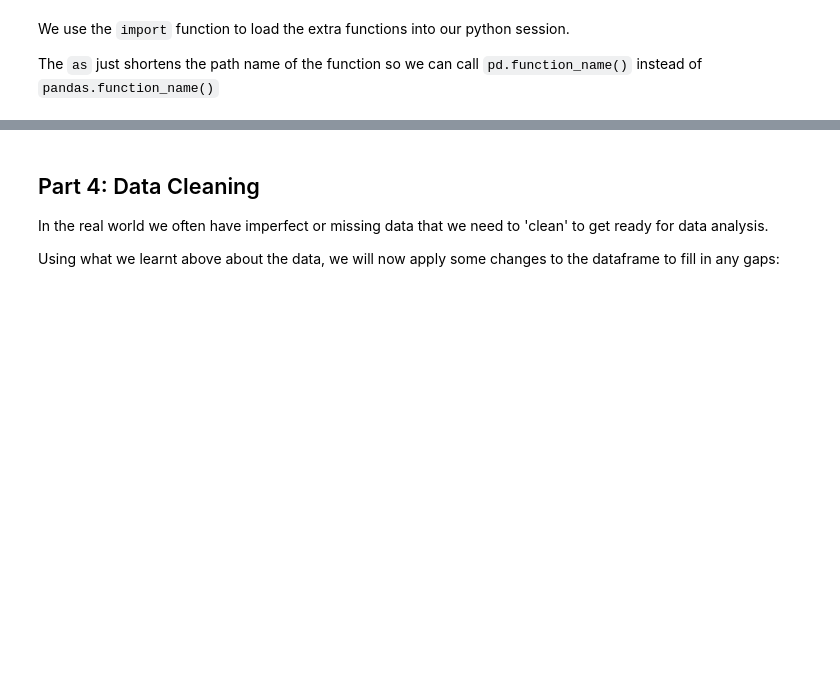
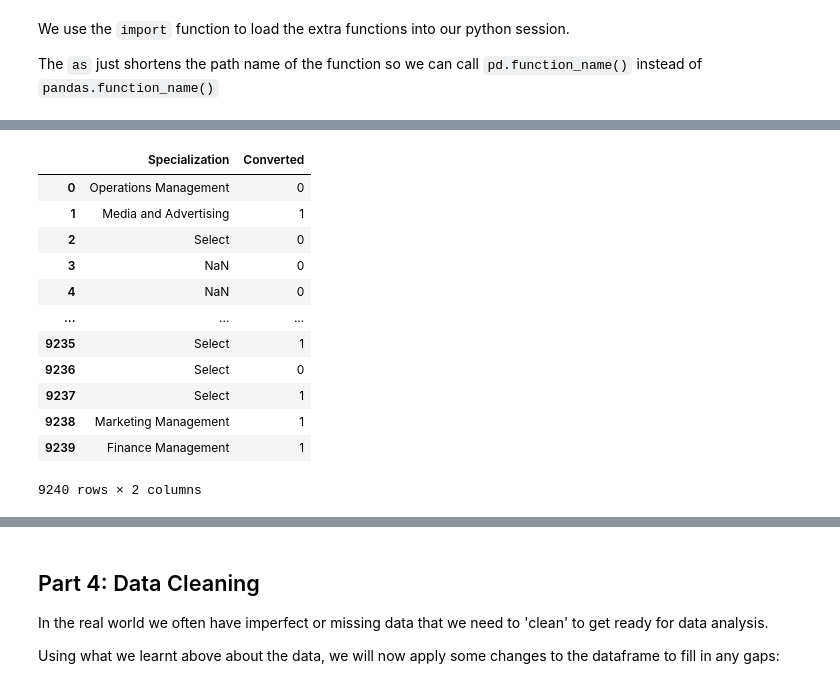
Before and after one commit to JessicaQChiu/ds-leadscore-tutorial, a Jupyter notebook: ds-leadscore-tutorial-activity.ipynb, the cells around one changed output, grey strips where cells are left out. Saved outputs shown, nothing was run; the diff lists cells and outputs as text; code cells hidden in the pictures; blank space fills up the shorter version.

```diff
--- a/ds-leadscore-tutorial-activity.ipynb
+++ b/ds-leadscore-tutorial-activity.ipynb
@@ -129,4 +203,18 @@ leads_df.columns
 # %%
-# We can also subset a dataframe to specific columns using df[['col1', 'col2']]
-# select Specialization and Converted columns
+# We can also subset a dataframe to specific columns
+leads_df[['Specialization', 'Converted']]
+# %% [output]
+|  | Specialization | Converted |
+| 0 | Operations Management | 0 |
+| 1 | Media and Advertising | 1 |
+| 2 | Select | 0 |
+| 3 | NaN | 0 |
+| 4 | NaN | 0 |
+| ... | ... | ... |
+| 9235 | Select | 1 |
+| 9236 | Select | 0 |
+| 9237 | Select | 1 |
+| 9238 | Marketing Management | 1 |
+| 9239 | Finance Management | 1 |
+9240 rows × 2 columns
 # %%
```
Also changed, not shown: parts of 67 cells of this notebook.
